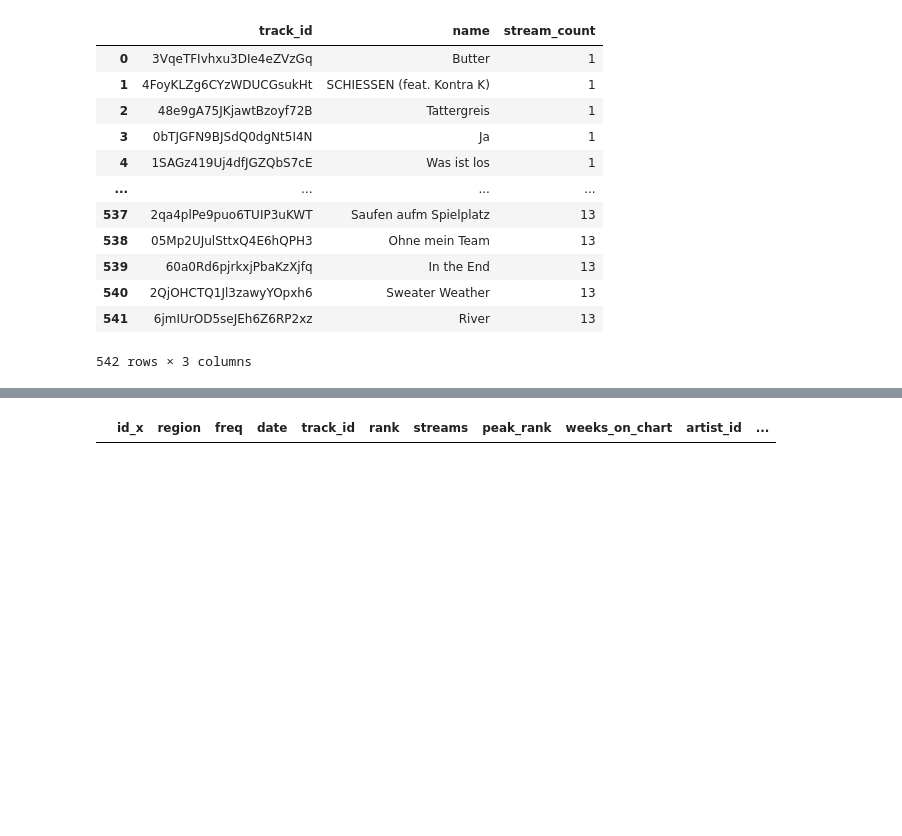
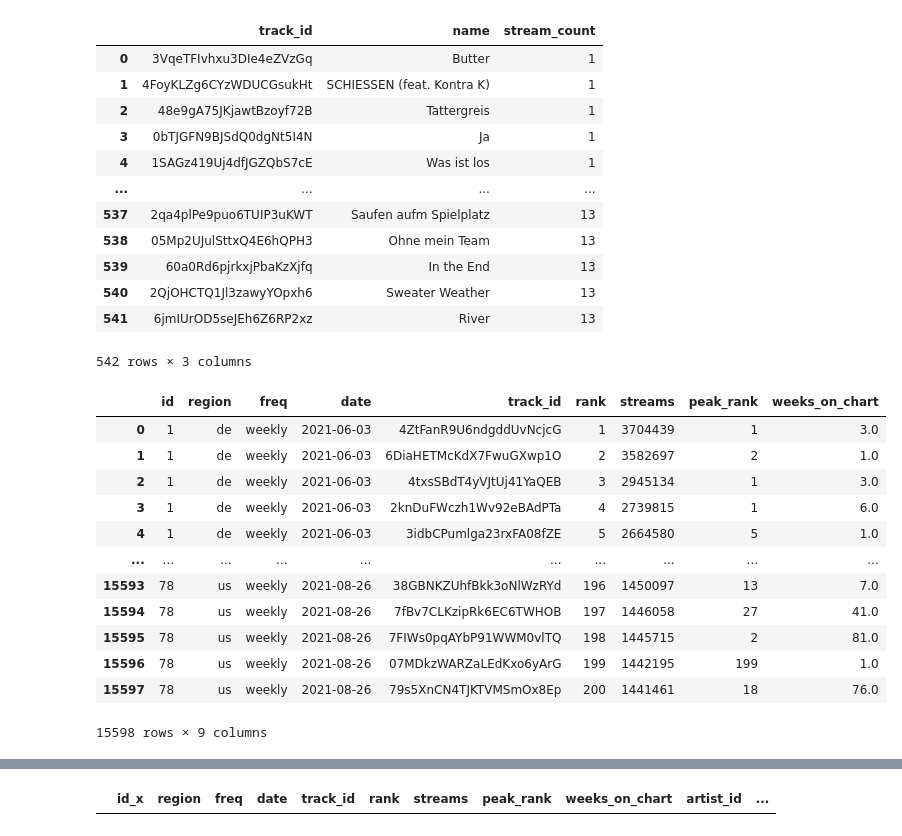
Before and after one commit to Timson1235/clouddocker, a Jupyter notebook: Programming/sql/demo-20250407/demo.ipynb, the cells around one changed output, grey strips where cells are left out. Saved outputs shown, nothing was run; the diff lists cells and outputs as text; code cells hidden in the pictures; blank space fills up the shorter version.

```diff
--- a/Programming/sql/demo-20250407/demo.ipynb
+++ b/Programming/sql/demo-20250407/demo.ipynb
@@ -245,3 +237,26 @@ query = """SELECT charts.*, tracks_artists.artist_id
            ON charts.track_id = tracks_artists.track_id"""
 tracks = pd.read_sql(query, con=engine)
 artists = pd.read_sql('artists', con=engine)
+# %%
+query = """SELECT charts.*, tracks_artists.artist_id
+           FROM charts
+           LEFT JOIN tracks_artists
+           ON charts.track_id = tracks_artists.track_id"""
+tracks = pd.read_sql(query, con=engine)
+artists = pd.read_sql('artists', con=engine)
+charts = pd.read_sql('charts', con=engine)
+tracks_artists = pd.read_sql('tracks_artists', con=engine)
+# %% [output]
+|  | id | region | freq | date | track_id | rank | streams | peak_rank | weeks_on_chart |
+| 0 | 1 | de | weekly | 2021-06-03 | 4ZtFanR9U6ndgddUvNcjcG | 1 | 3704439 | 1 | 3.0 |
+| 1 | 1 | de | weekly | 2021-06-03 | 6DiaHETMcKdX7FwuGXwp1O | 2 | 3582697 | 2 | 1.0 |
+| 2 | 1 | de | weekly | 2021-06-03 | 4txsSBdT4yVJtUj41YaQEB | 3 | 2945134 | 1 | 3.0 |
+| 3 | 1 | de | weekly | 2021-06-03 | 2knDuFWczh1Wv92eBAdPTa | 4 | 2739815 | 1 | 6.0 |
+| 4 | 1 | de | weekly | 2021-06-03 | 3idbCPumlga23rxFA08fZE | 5 | 2664580 | 5 | 1.0 |
+| ... | ... | ... | ... | ... | ... | ... | ... | ... | ... |
+| 15593 | 78 | us | weekly | 2021-08-26 | 38GBNKZUhfBkk3oNlWzRYd | 196 | 1450097 | 13 | 7.0 |
+| 15594 | 78 | us | weekly | 2021-08-26 | 7fBv7CLKzipRk6EC6TWHOB | 197 | 1446058 | 27 | 41.0 |
+| 15595 | 78 | us | weekly | 2021-08-26 | 7FIWs0pqAYbP91WWM0vlTQ | 198 | 1445715 | 2 | 81.0 |
+| 15596 | 78 | us | weekly | 2021-08-26 | 07MDkzWARZaLEdKxo6yArG | 199 | 1442195 | 199 | 1.0 |
+| 15597 | 78 | us | weekly | 2021-08-26 | 79s5XnCN4TJKTVMSmOx8Ep | 200 | 1441461 | 18 | 76.0 |
+15598 rows × 9 columns
```
Also changed, not shown: parts of 8 cells of this notebook, 12 other files.
